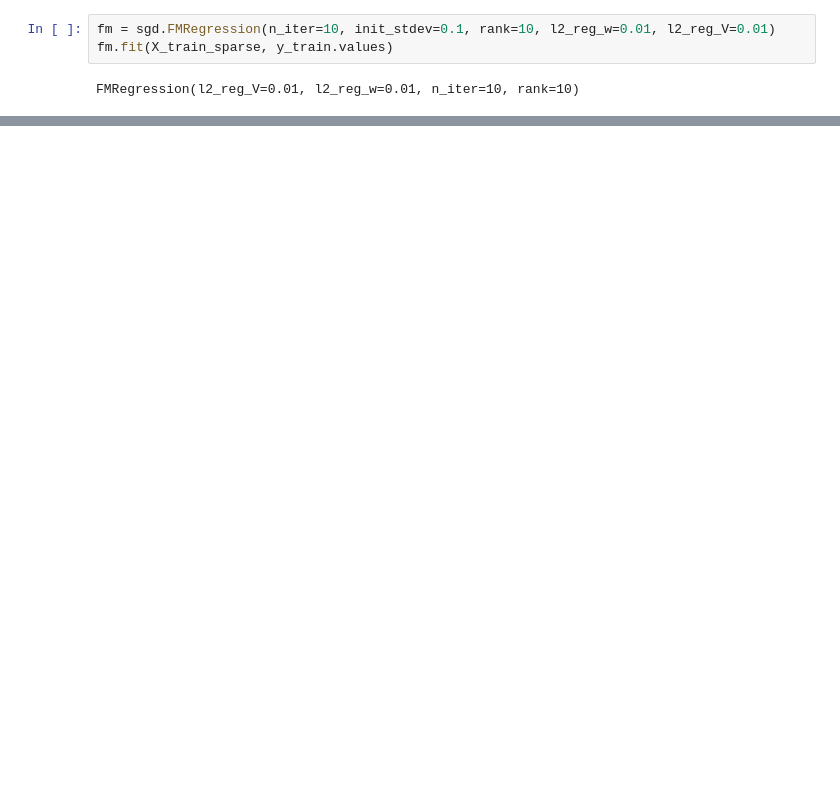
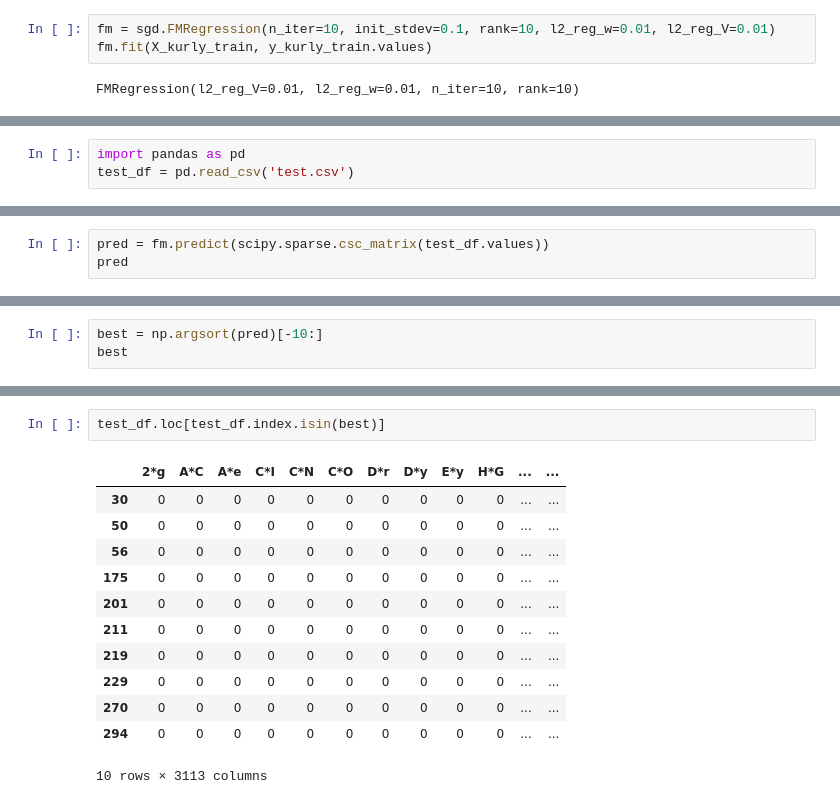
Before and after one commit to Haebuk/Mealkit_Recommendation, a Jupyter notebook: fm_rec.ipynb, the cells around one changed output, grey strips where cells are left out. Saved outputs shown, nothing was run; the diff lists cells and outputs as text; blank space fills up the shorter version.

```diff
--- a/fm_rec.ipynb
+++ b/fm_rec.ipynb
@@ -47,6 +48,6 @@ print(y_test.shape)
 # %%
 fm = sgd.FMRegression(n_iter=10, init_stdev=0.1, rank=10, l2_reg_w=0.01, l2_reg_V=0.01)
-fm.fit(X_train_sparse, y_train.values)
+fm.fit(X_kurly_train, y_kurly_train.values)
 # %% [output]
 FMRegression(l2_reg_V=0.01, l2_reg_w=0.01, n_iter=10, rank=10)
 # %%
@@ -66,0 +121,3 @@ mean_squared_error(y_test, y_pred)
+# %%
+import pandas as pd
+test_df = pd.read_csv('test.csv')
@@ -66,0 +132,3 @@ mean_squared_error(y_test, y_pred)
+# %%
+pred = fm.predict(scipy.sparse.csc_matrix(test_df.values))
+pred
@@ -66,0 +153,3 @@ mean_squared_error(y_test, y_pred)
+# %%
+best = np.argsort(pred)[-10:]
+best
@@ -66,0 +197,15 @@ mean_squared_error(y_test, y_pred)
+# %%
+test_df.loc[test_df.index.isin(best)]
+# %% [output]
+|  | 2*g | A*C | A*e | C*I | C*N | C*O | D*r | D*y | E*y | H*G | ... | ... |
+| 30 | 0 | 0 | 0 | 0 | 0 | 0 | 0 | 0 | 0 | 0 | ... | ... |
+| 50 | 0 | 0 | 0 | 0 | 0 | 0 | 0 | 0 | 0 | 0 | ... | ... |
+| 56 | 0 | 0 | 0 | 0 | 0 | 0 | 0 | 0 | 0 | 0 | ... | ... |
+| 175 | 0 | 0 | 0 | 0 | 0 | 0 | 0 | 0 | 0 | 0 | ... | ... |
+| 201 | 0 | 0 | 0 | 0 | 0 | 0 | 0 | 0 | 0 | 0 | ... | ... |
+| 211 | 0 | 0 | 0 | 0 | 0 | 0 | 0 | 0 | 0 | 0 | ... | ... |
+| 219 | 0 | 0 | 0 | 0 | 0 | 0 | 0 | 0 | 0 | 0 | ... | ... |
+| 229 | 0 | 0 | 0 | 0 | 0 | 0 | 0 | 0 | 0 | 0 | ... | ... |
+| 270 | 0 | 0 | 0 | 0 | 0 | 0 | 0 | 0 | 0 | 0 | ... | ... |
+| 294 | 0 | 0 | 0 | 0 | 0 | 0 | 0 | 0 | 0 | 0 | ... | ... |
+10 rows × 3113 columns
```
Also changed, not shown: parts of 28 cells of this notebook, 3 other files.
